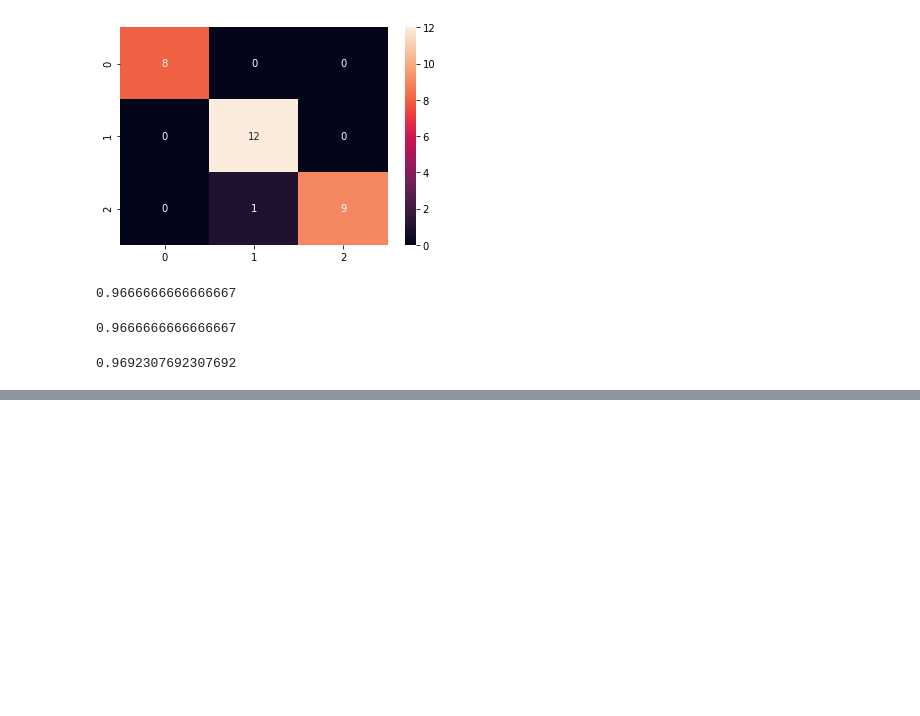
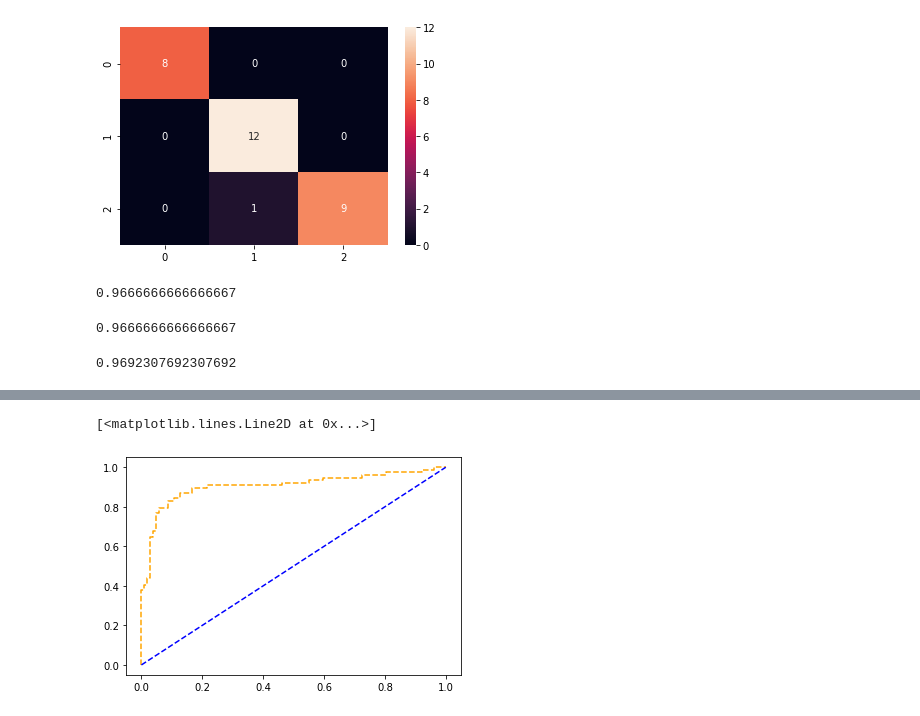
Before and after one commit to ab3masta/knowledge_engineering_tp, a Jupyter notebook: Tp3/metrics.ipynb, the cells around one changed output, grey strips where cells are left out. Saved outputs shown, nothing was run; the diff lists cells and outputs as text; code cells hidden in the pictures; blank space fills up the shorter version.

```diff
--- a/Tp3/metrics.ipynb
+++ b/Tp3/metrics.ipynb
@@ -87,0 +158,10 @@ f1_score(y_test, grid.predict(X_test), average='micro')
+# %%
+pred = model.predict_proba(X_test)
+fpr1, tpr1, thresh1 = roc_curve(y_test,pred[:,1])
+plt.plot(fpr1, tpr1, linestyle='--',color='orange', label='Logistic Regression')
+random_probs = [0 for i in range(len(y_test))]
+p_fpr, p_tpr, _ = roc_curve(y_test, random_probs, pos_label=1)
+plt.plot(p_fpr, p_tpr, linestyle='--', color='blue')
+# %% [output]
+[<matplotlib.lines.Line2D at 0x...>]
+[figure, added]
```
Also changed, not shown: parts of 16 cells of this notebook.
